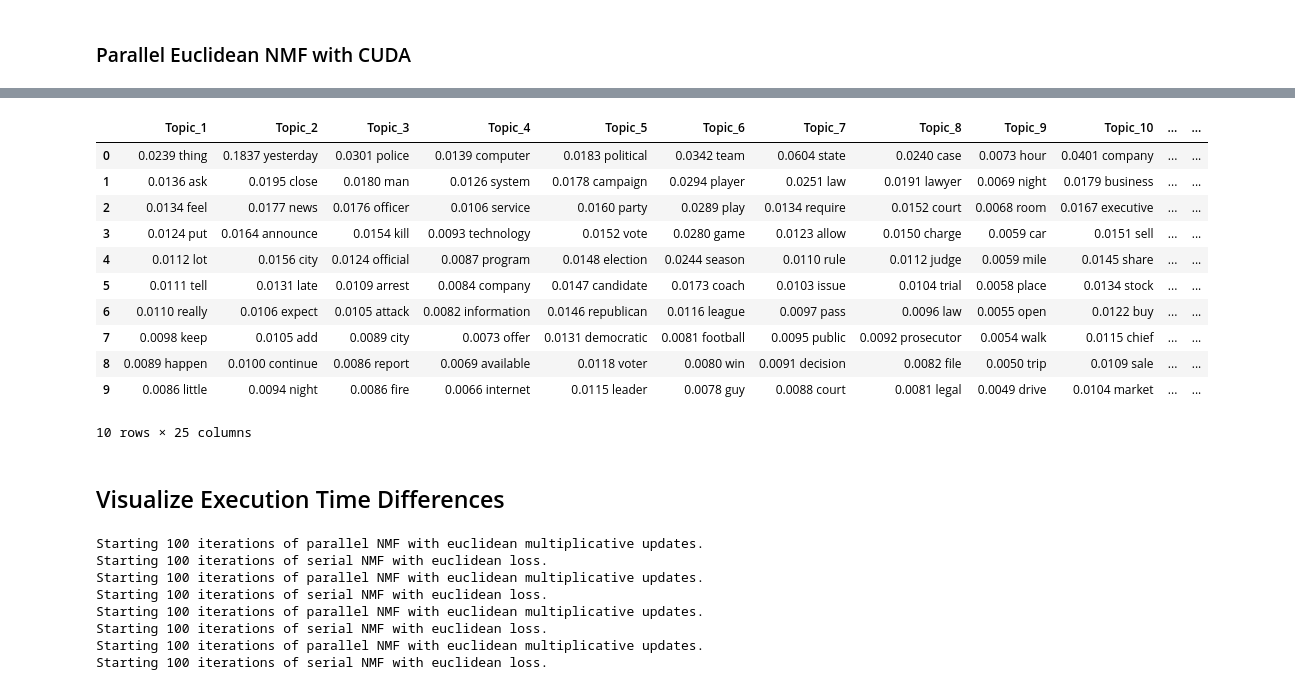
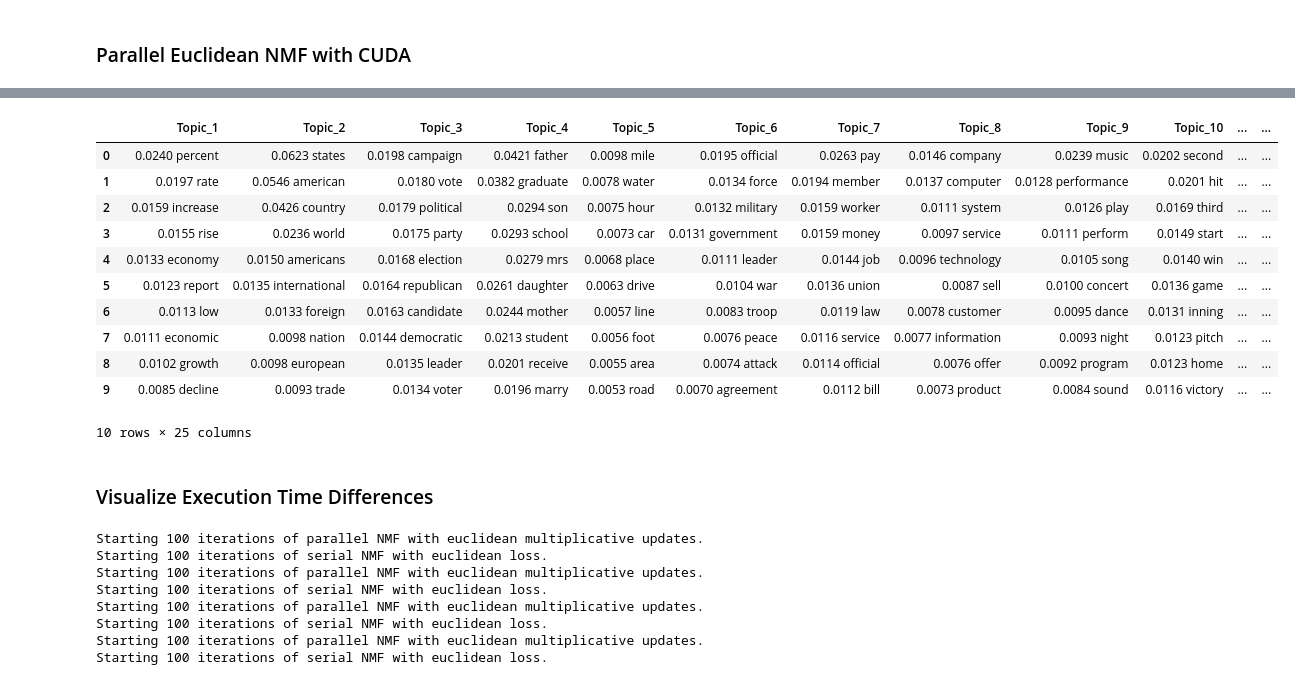
Before and after one commit to alexsugna/e4750-final-project, a Jupyter notebook: Demonstration.ipynb, the cells around one changed output, grey strips where cells are left out. Saved outputs shown, nothing was run; the diff lists cells and outputs as text; code cells hidden in the pictures.

Commit message:
started KL divergence part of demo notebook

```diff
--- a/Demonstration.ipynb
+++ b/Demonstration.ipynb
@@ -127,21 +137,21 @@ iteration 100
 # %%
 # Visualize results
-get_topics(W_sklearn, print_results=False)
+get_topics(W_parallel, print_results=False)
 # %% [output]
 |  | Topic_1 | Topic_2 | Topic_3 | Topic_4 | Topic_5 | Topic_6 | Topic_7 | Topic_8 | Topic_9 | Topic_10 | ... | ... |
-| 0 | 0.0239 thing | 0.1837 yesterday | 0.0301 police | 0.0139 computer | 0.0183 political | 0.0342 team | 0.0604 state | 0.0240 case | 0.0073 hour | 0.0401 company | ... | ... |
-| 1 | 0.0136 ask | 0.0195 close | 0.0180 man | 0.0126 system | 0.0178 campaign | 0.0294 player | 0.0251 law | 0.0191 lawyer | 0.0069 night | 0.0179 business | ... | ... |
-| 2 | 0.0134 feel | 0.0177 news | 0.0176 officer | 0.0106 service | 0.0160 party | 0.0289 play | 0.0134 require | 0.0152 court | 0.0068 room | 0.0167 executive | ... | ... |
-| 3 | 0.0124 put | 0.0164 announce | 0.0154 kill | 0.0093 technology | 0.0152 vote | 0.0280 game | 0.0123 allow | 0.0150 charge | 0.0059 car | 0.0151 sell | ... | ... |
-| 4 | 0.0112 lot | 0.0156 city | 0.0124 official | 0.0087 program | 0.0148 election | 0.0244 season | 0.0110 rule | 0.0112 judge | 0.0059 mile | 0.0145 share | ... | ... |
-| 5 | 0.0111 tell | 0.0131 late | 0.0109 arrest | 0.0084 company | 0.0147 candidate | 0.0173 coach | 0.0103 issue | 0.0104 trial | 0.0058 place | 0.0134 stock | ... | ... |
-| 6 | 0.0110 really | 0.0106 expect | 0.0105 attack | 0.0082 information | 0.0146 republican | 0.0116 league | 0.0097 pass | 0.0096 law | 0.0055 open | 0.0122 buy | ... | ... |
-| 7 | 0.0098 keep | 0.0105 add | 0.0089 city | 0.0073 offer | 0.0131 democratic | 0.0081 football | 0.0095 public | 0.0092 prosecutor | 0.0054 walk | 0.0115 chief | ... | ... |
-| 8 | 0.0089 happen | 0.0100 continue | 0.0086 report | 0.0069 available | 0.0118 voter | 0.0080 win | 0.0091 decision | 0.0082 file | 0.0050 trip | 0.0109 sale | ... | ... |
-| 9 | 0.0086 little | 0.0094 night | 0.0086 fire | 0.0066 internet | 0.0115 leader | 0.0078 guy | 0.0088 court | 0.0081 legal | 0.0049 drive | 0.0104 market | ... | ... |
+| 0 | 0.0240 percent | 0.0623 states | 0.0198 campaign | 0.0421 father | 0.0098 mile | 0.0195 official | 0.0263 pay | 0.0146 company | 0.0239 music | 0.0202 second | ... | ... |
+| 1 | 0.0197 rate | 0.0546 american | 0.0180 vote | 0.0382 graduate | 0.0078 water | 0.0134 force | 0.0194 member | 0.0137 computer | 0.0128 performance | 0.0201 hit | ... | ... |
+| 2 | 0.0159 increase | 0.0426 country | 0.0179 political | 0.0294 son | 0.0075 hour | 0.0132 military | 0.0159 worker | 0.0111 system | 0.0126 play | 0.0169 third | ... | ... |
+| 3 | 0.0155 rise | 0.0236 world | 0.0175 party | 0.0293 school | 0.0073 car | 0.0131 government | 0.0159 money | 0.0097 service | 0.0111 perform | 0.0149 start | ... | ... |
+| 4 | 0.0133 economy | 0.0150 americans | 0.0168 election | 0.0279 mrs | 0.0068 place | 0.0111 leader | 0.0144 job | 0.0096 technology | 0.0105 song | 0.0140 win | ... | ... |
+| 5 | 0.0123 report | 0.0135 international | 0.0164 republican | 0.0261 daughter | 0.0063 drive | 0.0104 war | 0.0136 union | 0.0087 sell | 0.0100 concert | 0.0136 game | ... | ... |
+| 6 | 0.0113 low | 0.0133 foreign | 0.0163 candidate | 0.0244 mother | 0.0057 line | 0.0083 troop | 0.0119 law | 0.0078 customer | 0.0095 dance | 0.0131 inning | ... | ... |
+| 7 | 0.0111 economic | 0.0098 nation | 0.0144 democratic | 0.0213 student | 0.0056 foot | 0.0076 peace | 0.0116 service | 0.0077 information | 0.0093 night | 0.0123 pitch | ... | ... |
+| 8 | 0.0102 growth | 0.0098 european | 0.0135 leader | 0.0201 receive | 0.0055 area | 0.0074 attack | 0.0114 official | 0.0076 offer | 0.0092 program | 0.0123 home | ... | ... |
+| 9 | 0.0085 decline | 0.0093 trade | 0.0134 voter | 0.0196 marry | 0.0053 road | 0.0070 agreement | 0.0112 bill | 0.0073 product | 0.0084 sound | 0.0116 victory | ... | ... |
 10 rows × 25 columns
 # %% [markdown]
-## Visualize Execution Time Differences
+### Visualize Execution Time Differences
 # %%
 input_sizes = [10**i for i in range(1, 5)] # define range of input sizes
 
```
Also changed, not shown: parts of 9 cells of this notebook, 7 other files.
